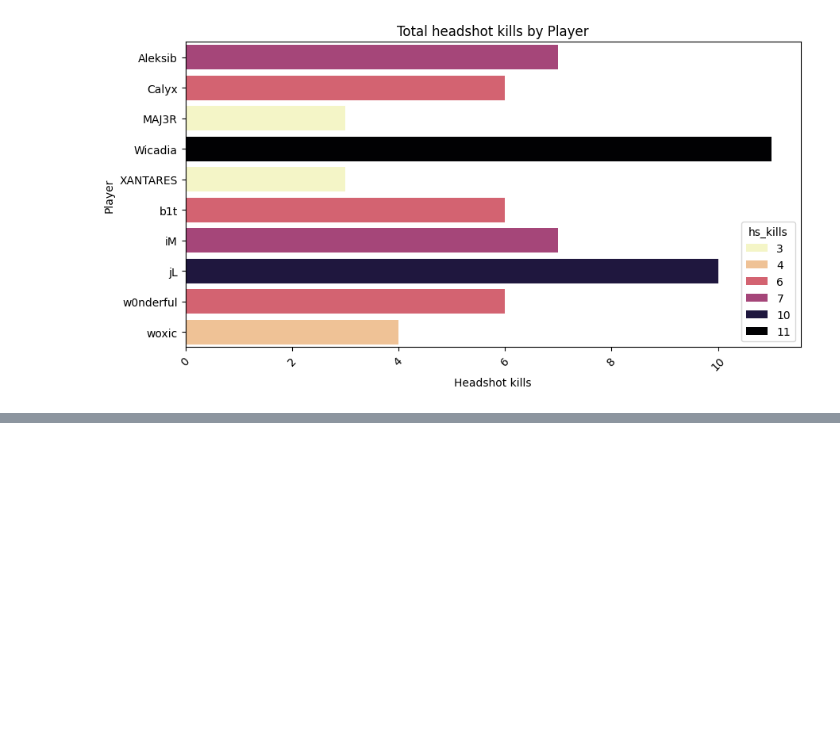
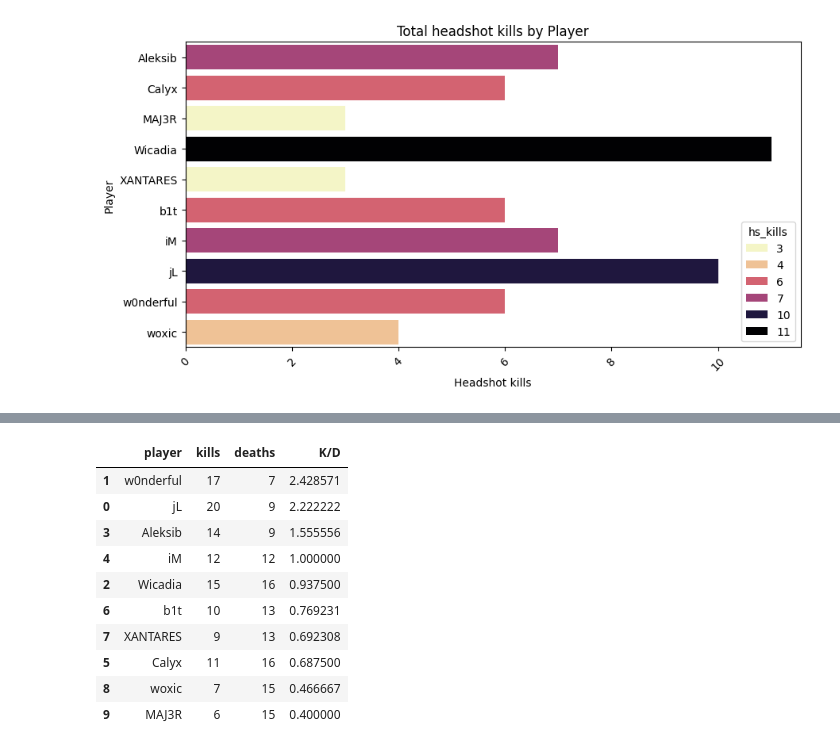
Before and after one commit to jakubcernik/VSB-Esport, a Jupyter notebook: task1.ipynb, the cells around one changed output, grey strips where cells are left out. Cells and saved outputs as stored; diff of their text form; code cells hidden in the pictures; blank space fills up the shorter version.

```diff
--- a/task1.ipynb
+++ b/task1.ipynb
@@ -500,0 +499,28 @@ plt.show()
+# %%
+df_deaths = df_player_hurts[df_player_hurts['health'] <= 0]
+
+kills = df_deaths['attacker_name'].value_counts().rename('kills')
+deaths = df_deaths['user_name'].value_counts().rename('deaths')
+
+# Combining kills and deaths into one dataframe
+kd_data = pd.concat([kills, deaths], axis=1)
+
+# Calculating K/D
+kd_data['K/D'] = kd_data['kills'] / kd_data['deaths']
+
+# Sorting
+kd_data = kd_data.reset_index().rename(columns={'index': 'player'}).sort_values(by='K/D', ascending=False)
+
+kd_data[['player', 'kills', 'deaths', 'K/D']]
+# %% [output]
+|  | player | kills | deaths | K/D |
+| 1 | w0nderful | 17 | 7 | 2.428571 |
+| 0 | jL | 20 | 9 | 2.222222 |
+| 3 | Aleksib | 14 | 9 | 1.555556 |
+| 4 | iM | 12 | 12 | 1.000000 |
+| 2 | Wicadia | 15 | 16 | 0.937500 |
+| 6 | b1t | 10 | 13 | 0.769231 |
+| 7 | XANTARES | 9 | 13 | 0.692308 |
+| 5 | Calyx | 11 | 16 | 0.687500 |
+| 8 | woxic | 7 | 15 | 0.466667 |
+| 9 | MAJ3R | 6 | 15 | 0.400000 |
```
Also changed, not shown: parts of 3 cells of this notebook.
